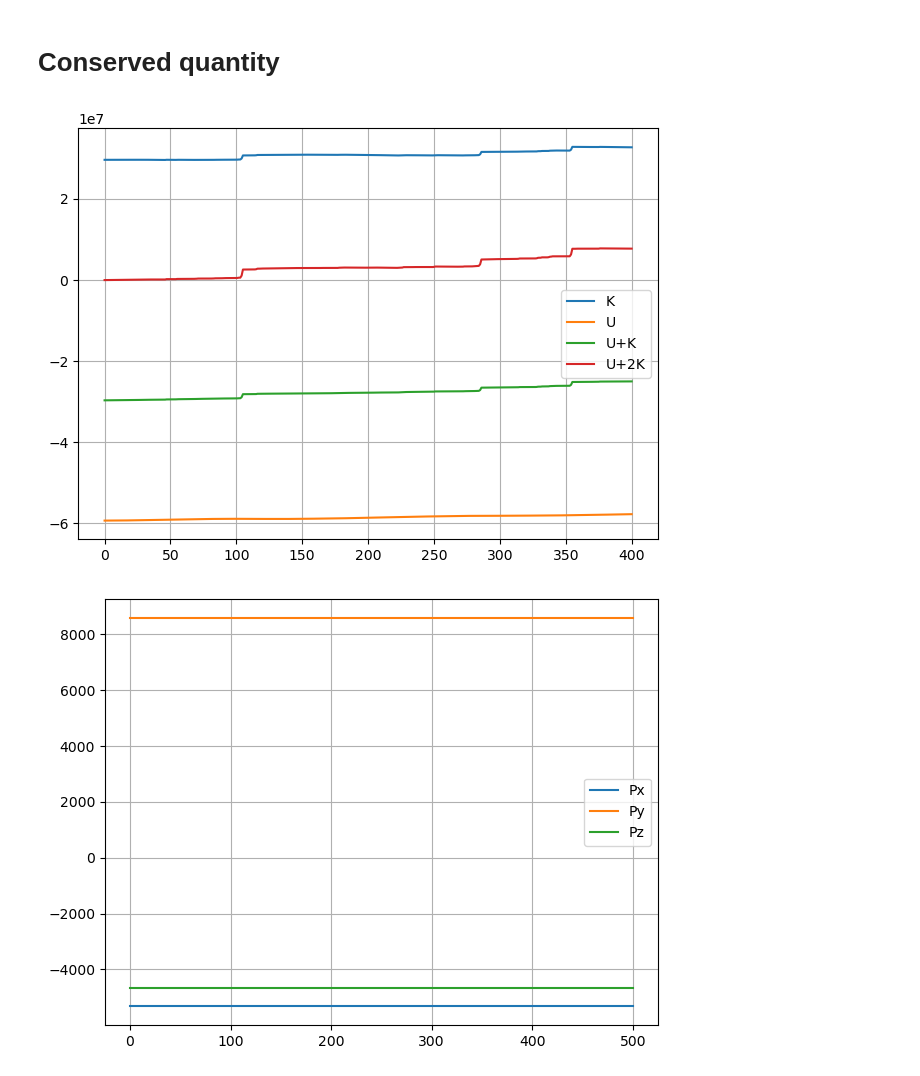
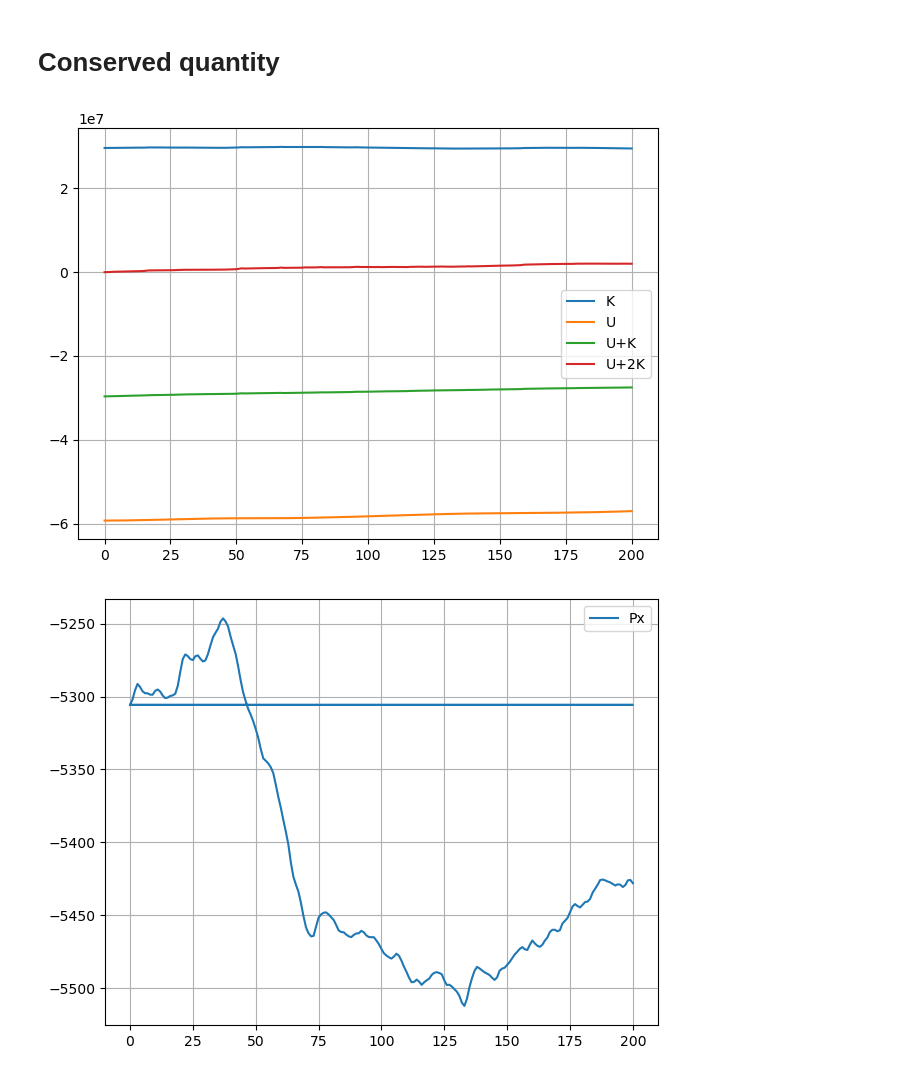
Before and after one commit to fmm-final-project/fast-multipole-method, a Jupyter notebook: evolution/plummer_1e5/distribution_plot.ipynb, the cells around one changed output. Drawn from its saved outputs; the diff is of its cells as text; code cells hidden in the pictures.

```diff
--- a/evolution/plummer_1e5/distribution_plot.ipynb
+++ b/evolution/plummer_1e5/distribution_plot.ipynb
@@ -162,7 +162,7 @@ from matplotlib.animation import FuncAnimation
 import os
 import pandas as pd
 
-df = pd.read_csv("conservation/conservation_results.csv")
+df = pd.read_csv("conservation/conservation_results_alpha1.25_fmm.csv")
 
 plt.plot(df["i"], df["K"], label="K")
 plt.plot(df["i"], df["U"], label="U")
@@ -173,23 +173,23 @@ plt.grid(True)
 plt.tight_layout()
 plt.show()
 # %% [output]
-[figure, old version]
+[figure, new version]
 # %%
 import numpy as np
 import matplotlib.pyplot as plt
 from matplotlib.animation import FuncAnimation
 import os
 import pandas as pd
 
-df = pd.read_csv("conservation/conservation_results.csv")
+df = pd.read_csv("conservation/conservation_results_alpha1.25_tree.csv")
 
 plt.plot(df["i"], df["Px"], label="Px")
-plt.plot(df["i"], df["Py"], label="Py")
-plt.plot(df["i"], df["Pz"], label="Pz")
+# plt.plot(df["i"], df["Py"], label="Py")
+# plt.plot(df["i"], df["Pz"], label="Pz")
 
 plt.legend()
 plt.grid(True)
 plt.tight_layout()
 plt.show()
 # %% [output]
-[figure, old version]
+[figure, new version]
```
Also changed, not shown: 19 other files.
